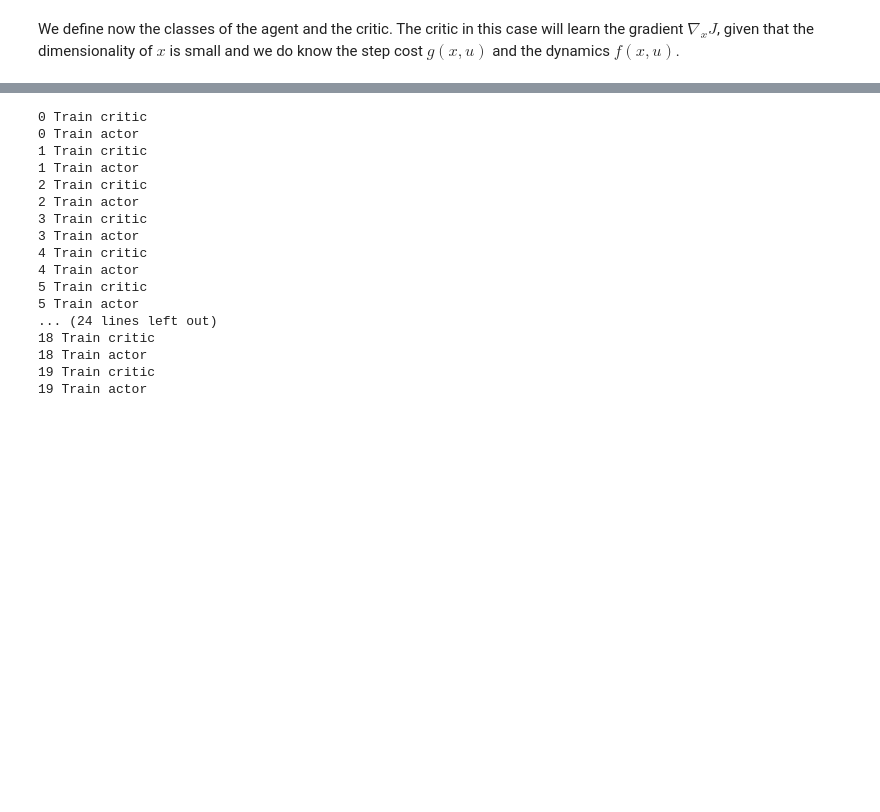
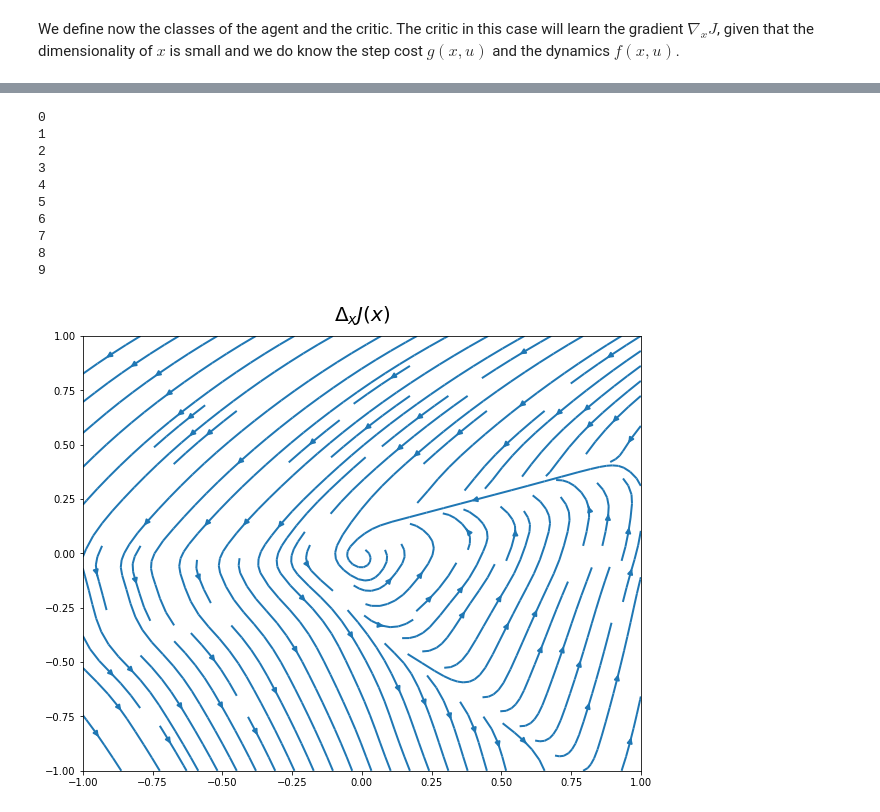
Before and after one commit to tarod13/OptimalControl, a Jupyter notebook: OptimalControl_DP_project.ipynb, the cells around one changed output, grey strips where cells are left out. Saved outputs shown, nothing was run; the diff lists cells and outputs as text; code cells hidden in the pictures; blank space fills up the shorter version.

```diff
--- a/OptimalControl_DP_project.ipynb
+++ b/OptimalControl_DP_project.ipynb
@@ -705 +844,4 @@ Step: 999, Loss: 3.087e-02
+# %%
+actor = actor_net()
+optimizer_actor = optim.Adam(actor.parameters(), lr=3e-4, betas=(0.9, 0.999), weight_decay=1e-8)
 # %%
@@ -718,20 +860,13 @@ Step: 9, Loss: 1.138e-02
 # %%
-train_actor_critic(actor, critic, n_cicles=40)
+train_actor_critic(actor, critic, n_cicles=10)
 # %% [output]
-0 Train critic
-0 Train actor
-1 Train critic
-1 Train actor
-2 Train critic
-2 Train actor
-3 Train critic
-3 Train actor
-4 Train critic
-4 Train actor
-5 Train critic
-5 Train actor
-... (24 lines left out)
-18 Train critic
-18 Train actor
-19 Train critic
-19 Train actor
+0
+1
+2
+3
+4
+5
+6
+7
+8
+9
@@ -737,0 +882,13 @@ train_actor_critic(actor, critic, n_cicles=40)
+# %%
+gradJ1 = gradJ.reshape(101,101,2)[:,:,0]
+gradJ2 = gradJ.reshape(101,101,2)[:,:,1]
+xx = np.linspace(-1.0,1.0,101)
+X, Y = np.meshgrid(xx,xx)
+
+fig, ax = plt.subplots(1,1, figsize=(10,8))
+ax.streamplot(X, Y, gradJ1, gradJ2, linewidth=2, cmap='autumn')
+plt.title('$\Delta_x J(x)$', fontsize=20, pad=15)
+plt.show()
+plt.close()
+# %% [output]
+[figure, added]
```
Also changed, not shown: parts of 17 cells of this notebook.
